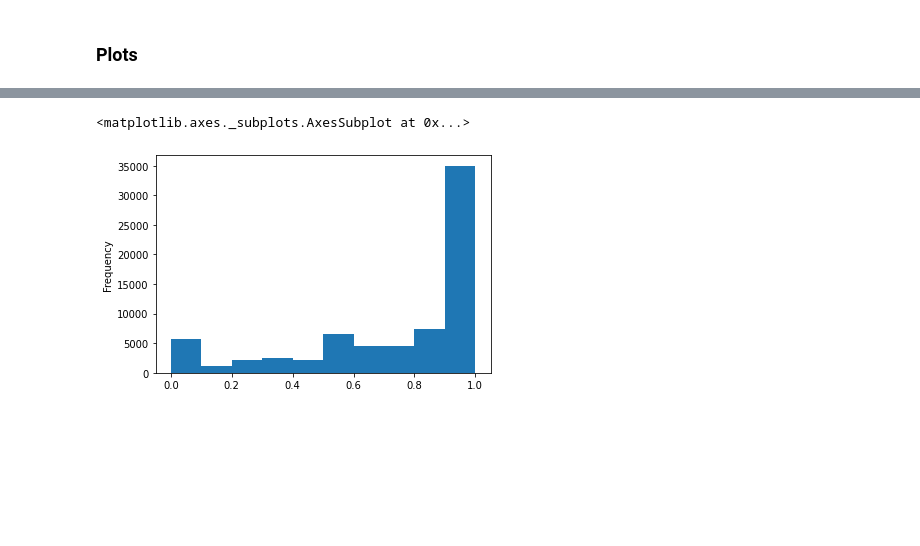
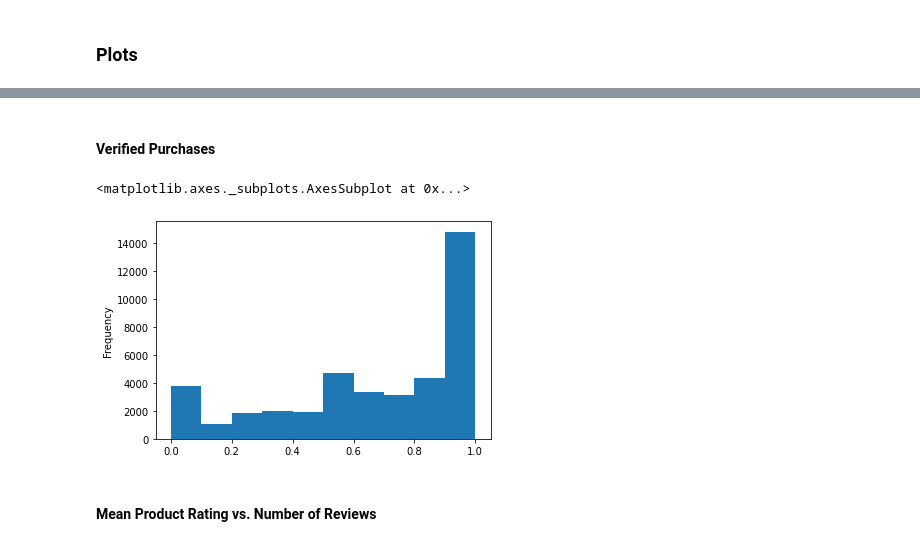
Before and after one commit to ting486/Consumer-Reviews-And-Purchasing-Decisions, a Jupyter notebook: amazon_video_games_25GB_RAM.ipynb, the cells around one changed output, grey strips where cells are left out. Saved outputs shown, nothing was run; the diff lists cells and outputs as text; code cells hidden in the pictures; blank space fills up the shorter version.

```diff
--- a/amazon_video_games_25GB_RAM.ipynb
+++ b/amazon_video_games_25GB_RAM.ipynb
@@ -515,0 +613,17 @@ dfReviews.boxplot(column='compound', by='rating')
+# %%
+# get mean rating, total numbers of reviews, and verified reviews per asin
+dfAggr = dfMerged.groupby(['asin'], as_index=False).agg({'rating': 'mean', 'reviewerID': 'count', 'verified': [np.sum],
+                                                         'vote': 'mean', 'compound': 'mean',
+                                                         'numStyles': 'sum',
+                                                         'numImages': 'min', 'numHighResImages': 'min',
+                                                         'numDetails': 'min',
+                                                         'price': 'min', 'rankVideoGames': 'min',
+                                                         'recentRating': 'mean', 'recentCompound': 'mean'})
+dfAggr.columns = ['_'.join(col).strip() for col in dfAggr.columns.values]
+
+dfAggr = dfAggr.rename(columns={'asin_': 'asin', 'reviewerID_count': 'reviews_count',
+                                'numImages_min': 'numImages', 'numHighResImages_min': 'numHighResImages',
+                                'numDetails_min': 'numDetails', 'price_min': 'price',
+                                'rankVideoGames_min': 'rankVideoGames'})
+# %%
+dfAggr = dfAggr.astype({'vote_mean': np.float64, 'rankVideoGames': np.int64})
@@ -516 +650,11 @@ dfReviews.boxplot(column='compound', by='rating')
+# %% [markdown]
+#### Verified Purchases
+# %%
+dfAggr['verified_percentage'] = dfAggr['verified_sum'] / dfAggr['reviews_count']
+dfAggr['verified_percentage'].plot.hist(bins=10)
+# %% [output]
+<matplotlib.axes._subplots.AxesSubplot at 0x...>
+[figure, added]
+# %% [markdown]
+#### Mean Product Rating vs. Number of Reviews
 # %%
@@ -523,5 +664,0 @@ gcAsin['percentageVerifiedReviews'] = gcAsin['numVerifiedReviews'] / gcAsin['num
-# %%
-gcAsin['percentageVerifiedReviews'].plot.hist(bins=10)
-# %% [output]
-<matplotlib.axes._subplots.AxesSubplot at 0x...>
-[figure, removed]
```
Also changed, not shown: parts of 51 cells of this notebook.
